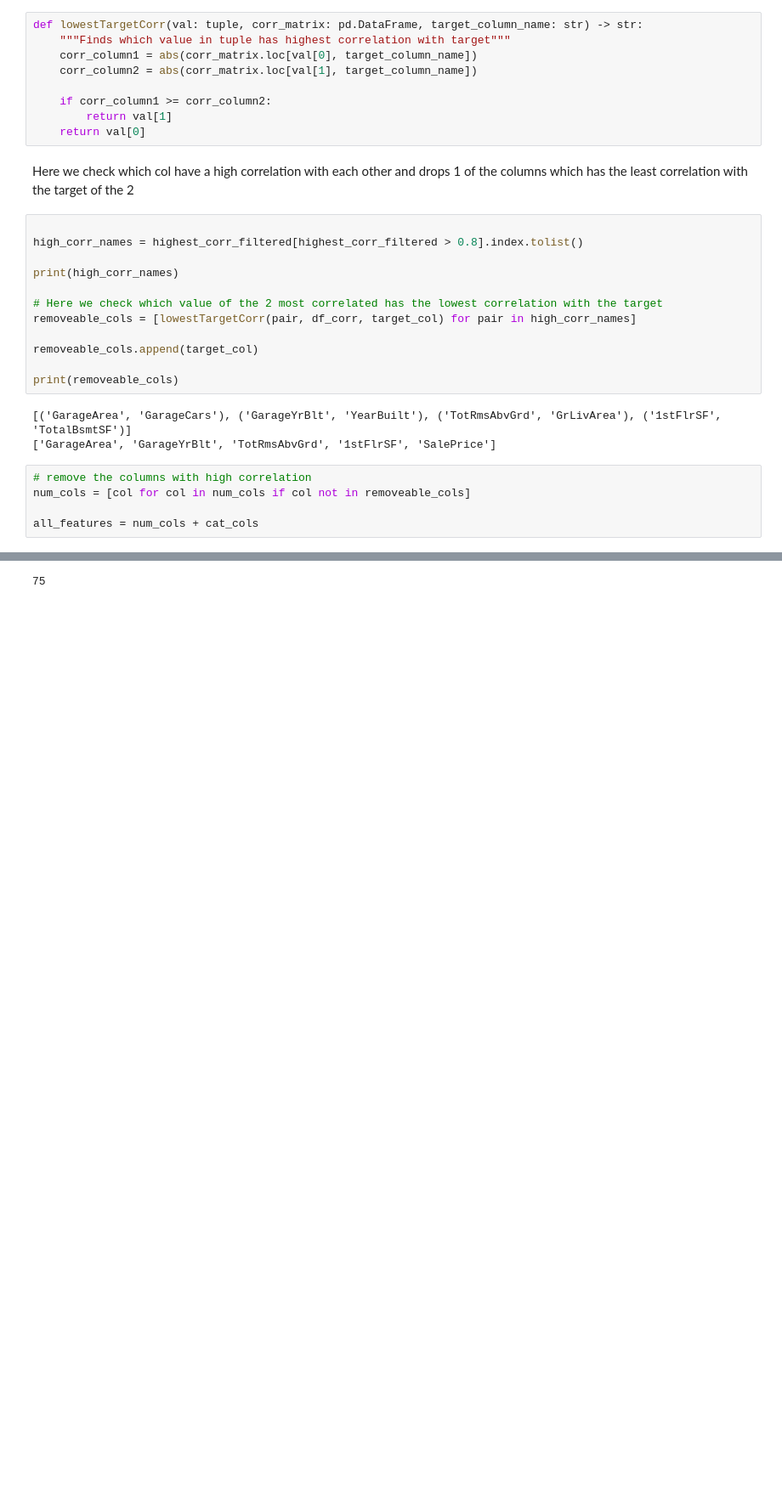
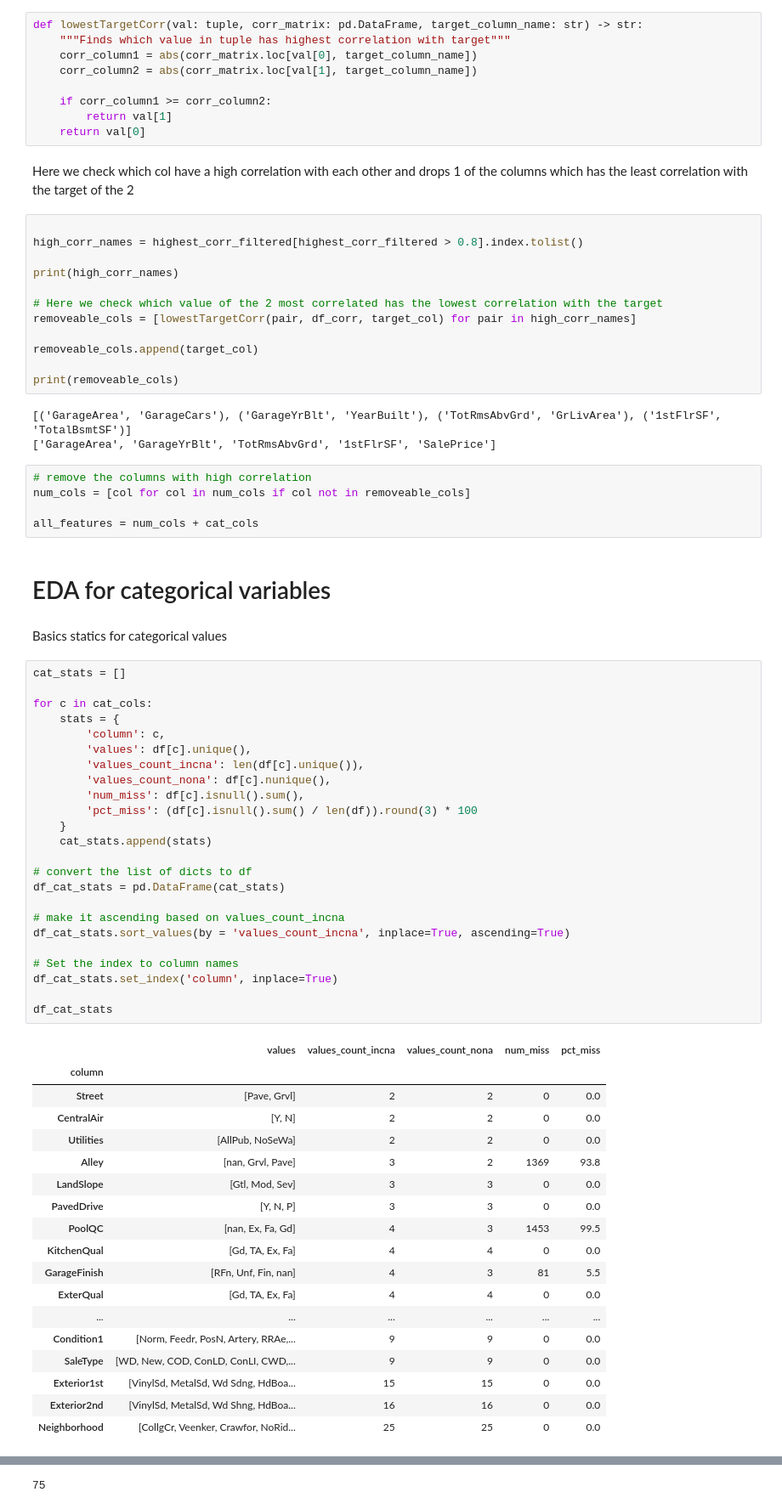
Before and after one commit to jasperjumelet/Kaggle_ML_Competitions, a Jupyter notebook: House Prices - Advanced Regression Techniques/Gradient_boosting_categorical_numerical.ipynb, the cells around one changed output, grey strips where cells are left out. Shown at 85% size. Drawn from its saved outputs; the diff is of its cells as text; blank space fills up the shorter version.

```diff
--- a/House Prices - Advanced Regression Techniques/Gradient_boosting_categorical_numerical.ipynb
+++ b/House Prices - Advanced Regression Techniques/Gradient_boosting_categorical_numerical.ipynb
@@ -157,3 +157,50 @@ print(removeable_cols)
 num_cols = [col for col in num_cols if col not in removeable_cols]
 
 all_features = num_cols + cat_cols
+# %% [markdown]
+# EDA for categorical variables
+# %% [markdown]
+Basics statics for categorical values
+# %%
+cat_stats = []
+
+for c in cat_cols:
+    stats = {
+        'column': c,
+        'values': df[c].unique(),
+        'values_count_incna': len(df[c].unique()),
+        'values_count_nona': df[c].nunique(),
+        'num_miss': df[c].isnull().sum(),
+        'pct_miss': (df[c].isnull().sum() / len(df)).round(3) * 100
+    }
+    cat_stats.append(stats)
+
+# convert the list of dicts to df
+df_cat_stats = pd.DataFrame(cat_stats)
+
+# make it ascending based on values_count_incna
+df_cat_stats.sort_values(by = 'values_count_incna', inplace=True, ascending=True)
+
+# Set the index to column names
+df_cat_stats.set_index('column', inplace=True)
+
+df_cat_stats
+# %% [output]
+|  | values | values_count_incna | values_count_nona | num_miss | pct_miss |
+| column |  |  |  |  |  |
+| Street | [Pave, Grvl] | 2 | 2 | 0 | 0.0 |
+| CentralAir | [Y, N] | 2 | 2 | 0 | 0.0 |
+| Utilities | [AllPub, NoSeWa] | 2 | 2 | 0 | 0.0 |
+| Alley | [nan, Grvl, Pave] | 3 | 2 | 1369 | 93.8 |
+| LandSlope | [Gtl, Mod, Sev] | 3 | 3 | 0 | 0.0 |
+| PavedDrive | [Y, N, P] | 3 | 3 | 0 | 0.0 |
+| PoolQC | [nan, Ex, Fa, Gd] | 4 | 3 | 1453 | 99.5 |
+| KitchenQual | [Gd, TA, Ex, Fa] | 4 | 4 | 0 | 0.0 |
+| GarageFinish | [RFn, Unf, Fin, nan] | 4 | 3 | 81 | 5.5 |
+| ExterQual | [Gd, TA, Ex, Fa] | 4 | 4 | 0 | 0.0 |
+| ... | ... | ... | ... | ... | ... |
+| Condition1 | [Norm, Feedr, PosN, Artery, RRAe,... | 9 | 9 | 0 | 0.0 |
+| SaleType | [WD, New, COD, ConLD, ConLI, CWD,... | 9 | 9 | 0 | 0.0 |
+| Exterior1st | [VinylSd, MetalSd, Wd Sdng, HdBoa... | 15 | 15 | 0 | 0.0 |
+| Exterior2nd | [VinylSd, MetalSd, Wd Shng, HdBoa... | 16 | 16 | 0 | 0.0 |
+| Neighborhood | [CollgCr, Veenker, Crawfor, NoRid... | 25 | 25 | 0 | 0.0 |
```
Also changed, not shown: parts of 4 cells of this notebook.
